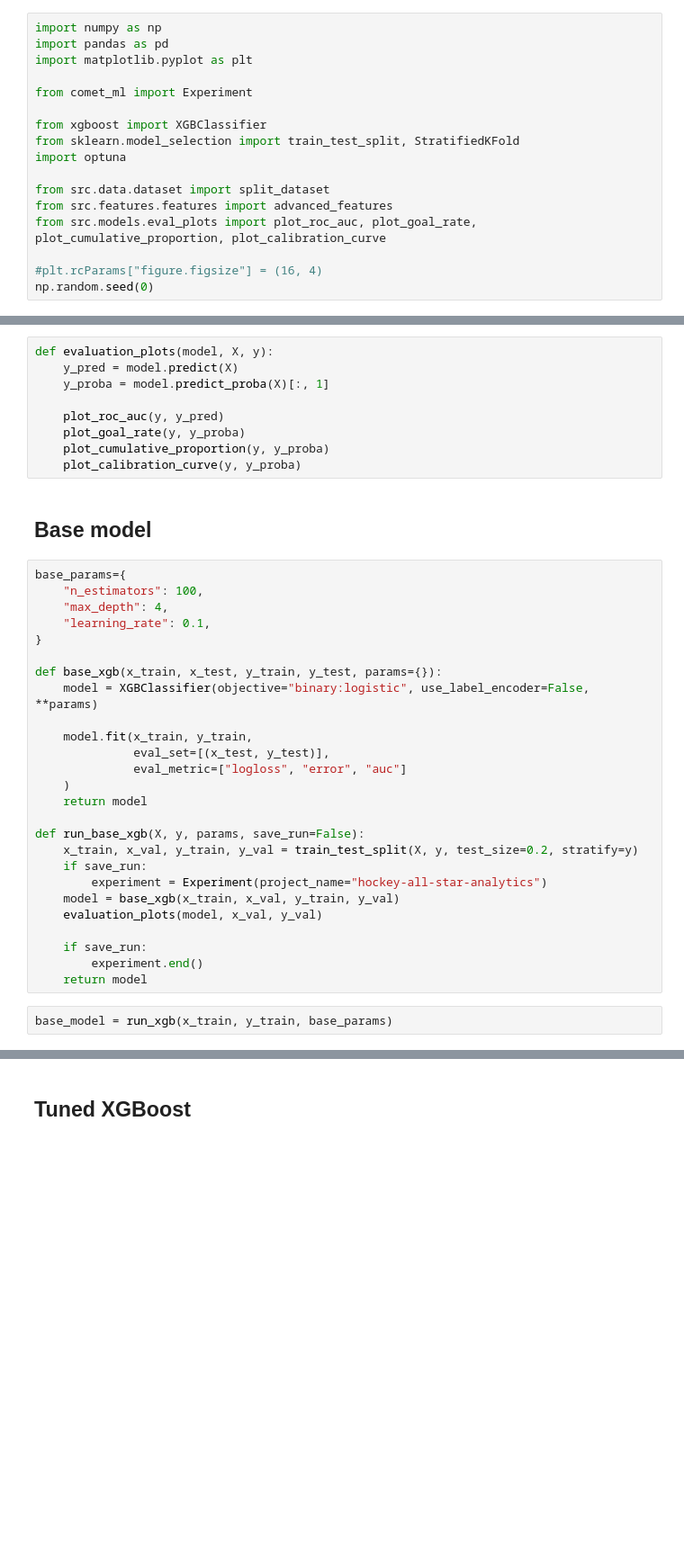
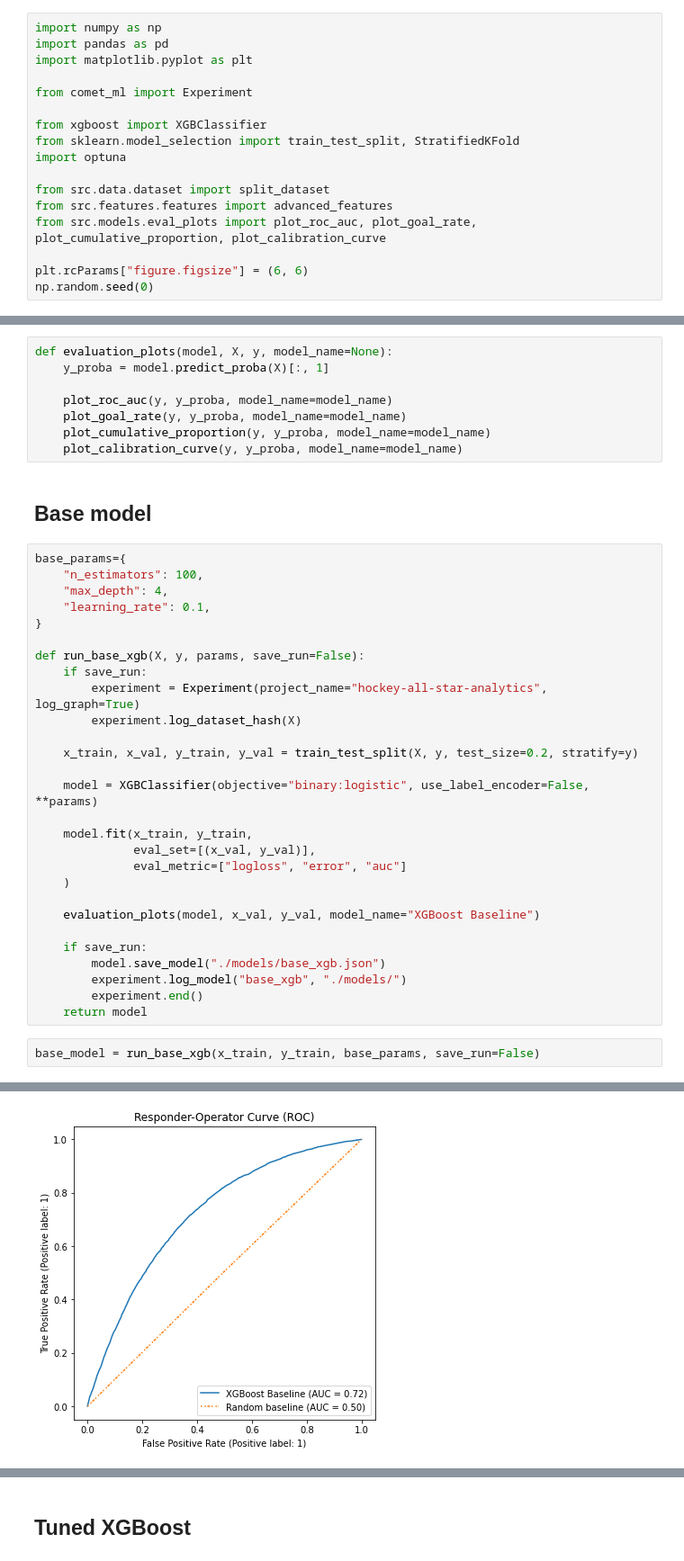
Before and after one commit to DS-IFT6750-project-collaboration/Hockey-all-star-analytics, a Jupyter notebook: run_xgboost.ipynb, the cells around one changed output, grey strips where cells are left out. Shown at 90% size. Cells and saved outputs as stored; diff of their text form; blank space fills up the shorter version.

```diff
--- a/run_xgboost.ipynb
+++ b/run_xgboost.ipynb
@@ -13,7 +13,7 @@ from src.data.dataset import split_dataset
 from src.features.features import advanced_features
 from src.models.eval_plots import plot_roc_auc, plot_goal_rate, plot_cumulative_proportion, plot_calibration_curve
 
-#plt.rcParams["figure.figsize"] = (16, 4)
+plt.rcParams["figure.figsize"] = (6, 6)
 np.random.seed(0)
 # %% [markdown]
 # Data Load
@@ -37,14 +37,13 @@ x_train = pre_train_df[["angle_from_net", "dist_from_net"]]
 # %% [markdown]
 # XGBoost
 # %%
-def evaluation_plots(model, X, y):
-    y_pred = model.predict(X)
+def evaluation_plots(model, X, y, model_name=None):
     y_proba = model.predict_proba(X)[:, 1]
 
-    plot_roc_auc(y, y_pred)
-    plot_goal_rate(y, y_proba)
-    plot_cumulative_proportion(y, y_proba)
-    plot_calibration_curve(y, y_proba)
+    plot_roc_auc(y, y_proba, model_name=model_name)
+    plot_goal_rate(y, y_proba, model_name=model_name)
+    plot_cumulative_proportion(y, y_proba, model_name=model_name)
+    plot_calibration_curve(y, y_proba, model_name=model_name)
 # %% [markdown]
 ## Base model
 # %%
@@ -54,24 +53,27 @@ base_params={
     "learning_rate": 0.1,
 }
 
-def base_xgb(x_train, x_test, y_train, y_test, params={}):
+def run_base_xgb(X, y, params, save_run=False):
+    if save_run:
+        experiment = Experiment(project_name="hockey-all-star-analytics", log_graph=True)
+        experiment.log_dataset_hash(X)
+
+    x_train, x_val, y_train, y_val = train_test_split(X, y, test_size=0.2, stratify=y)
+
     model = XGBClassifier(objective="binary:logistic", use_label_encoder=False, **params)
 
     model.fit(x_train, y_train,
-              eval_set=[(x_test, y_test)],
+              eval_set=[(x_val, y_val)],
               eval_metric=["logloss", "error", "auc"]
     )
-    return model
 
-def run_base_xgb(X, y, params, save_run=False):
-    x_train, x_val, y_train, y_val = train_test_split(X, y, test_size=0.2, stratify=y)
-    if save_run:
-        experiment = Experiment(project_name="hockey-all-star-analytics")
-    model = base_xgb(x_train, x_val, y_train, y_val)
-    evaluation_plots(model, x_val, y_val)
+    evaluation_plots(model, x_val, y_val, model_name="XGBoost Baseline")
 
     if save_run:
+        model.save_model("./models/base_xgb.json")
+        experiment.log_model("base_xgb", "./models/")
         experiment.end()
     return model
 # %%
-base_model = run_xgb(x_train, y_train, base_params)
+base_model = run_base_xgb(x_train, y_train, base_params, save_run=False)
+# %% [output]
@@ -77,0 +97 @@ base_model = run_xgb(x_train, y_train, base_params)
+[figure, added]
```
Also changed, not shown: parts of 9 cells of this notebook, 24 other files.
